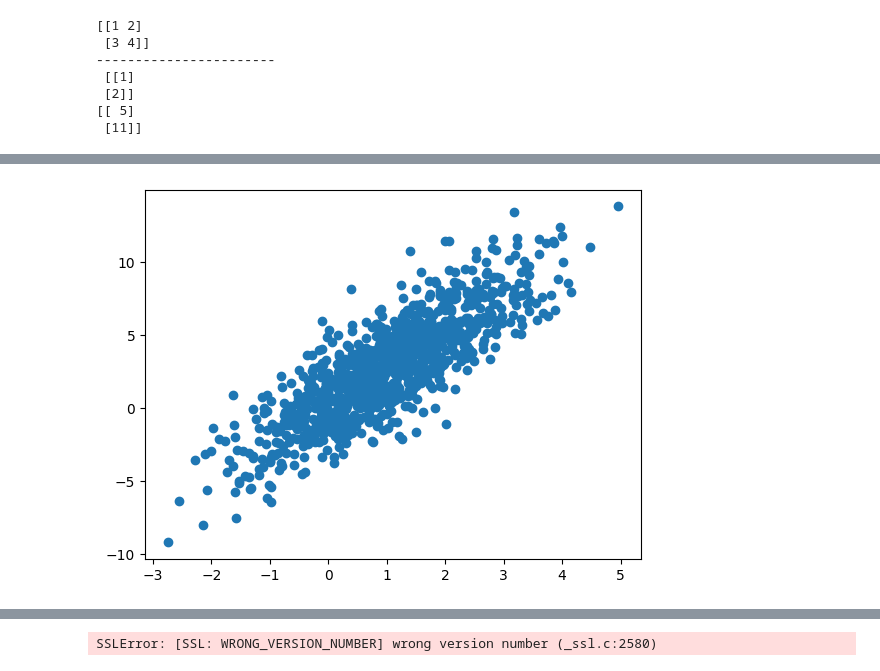
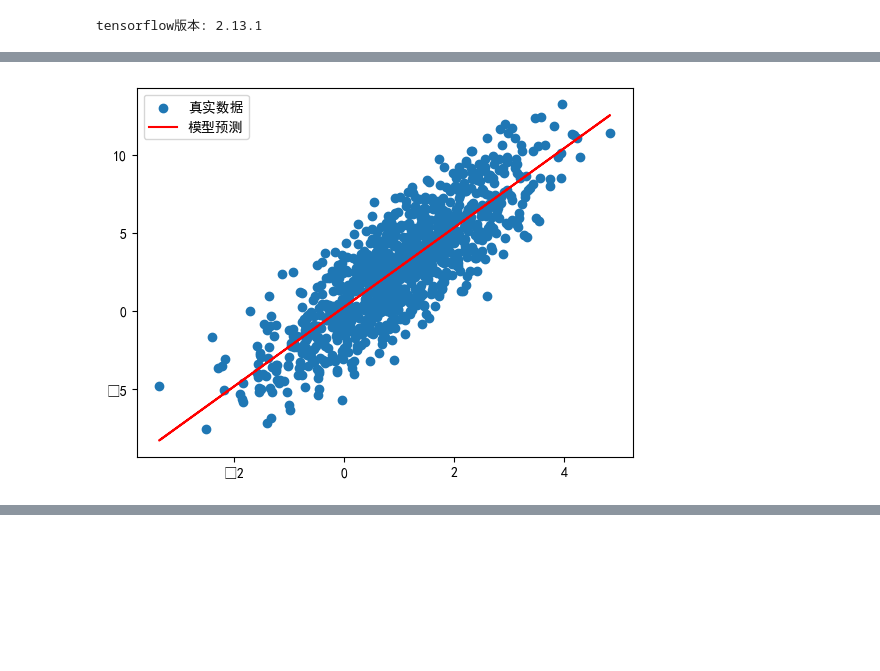
Before and after one commit to yiwangMYF/pythonLearn, a Jupyter notebook: ai/deepLearning/tensorflow_practise_02.ipynb, the cells around one changed output, grey strips where cells are left out. Cells and saved outputs as stored; diff of their text form; code cells hidden in the pictures; blank space fills up the shorter version.

Commit message:
tensorflow和python环境统一

```diff
--- a/ai/deepLearning/tensorflow_practise_02.ipynb
+++ b/ai/deepLearning/tensorflow_practise_02.ipynb
@@ -4,25 +4,23 @@ tensorflow2.x执行流程（及时执行模式）
 '''
 import tensorflow as tf
 
-a = tf.Variable([[1, 2], [3, 4]])
-b = tf.Variable([[1], [2]])
-print(a.numpy(), '\n-----------------------\n', b.numpy())
-c = tf.matmul(a, b)
-print(c.numpy())
+print('tensorflow版本:', tf.__version__)
+
+# a = tf.Variable([[1, 2], [3, 4]])
+# b = tf.Variable([[1], [2]])
+# print(a.numpy(), '\n-----------------------\n', b.numpy())
+# c = tf.matmul(a, b)
+# print(c.numpy())
 # %% [output]
-[[1 2]
- [3 4]]
------------------------
- [[1]
- [2]]
-[[ 5]
- [11]]
+tensorflow版本: 2.13.1
 # %%
 '''
 tensorflow实现回归任务
 '''
 import tensorflow as tf
 import matplotlib.pyplot as plt
+from tensorflow import keras
+import numpy as np
 
 #构造数据
 num_points = 1000
@@ -34,12 +32,25 @@ for i in range(num_points):
     x.append(x_i)
     y.append(y_i)
 
-plt.scatter(x, y)
-plt.show()
 #构建线性回归模型
-model=tf.keras.sequential([
-    tf.keras.layers.Dense(1, input_shape=(1,), activation=None) # 单神经元，无激活函数
+model = keras.Sequential([
+    keras.layers.Dense(1, input_shape=(1,), activation=None)  # 单神经元，无激活函数
 ])
 #编译模型（定义优化器和损失函数）
-# model.compile()
+model.compile(optimizer=tf.keras.optimizers.SGD(learning_rate=0.001), loss=tf.keras.losses.MeanSquaredError())  #均方误差损失函数
+#训练模型
+model.fit(x=np.array(x), y=np.array(y), epochs=10000, verbose=0)
+#获取训练得到的模型参数信息
+W, b = model.layers[0].get_weights()
+print(f"训练后的参数: W = {W[0][0]:.3f}, b = {b[0]:.3f}")
+
+# 6.预测并绘制回归直线
+y_pred = model.predict(np.array(x))
+
+#解决中文乱码
+plt.rcParams['font.sans-serif']=['SimHei']
+plt.scatter(x, y, label="真实数据")
+plt.plot(x, y_pred, color='red', label='模型预测')
+plt.legend()
+plt.show()
 # %% [output]
@@ -46 +59 @@ model=tf.keras.sequential([
-[figure, old version]
+[figure, new version]
@@ -49 +59,0 @@ Downloading data from https://storage.googleapis.com/tensorflow/tf-keras-dataset
-SSLError: [SSL: WRONG_VERSION_NUMBER] wrong version number (_ssl.c:2580)
```
Also changed, not shown: parts of 1 cell of this notebook, 3 other files.
